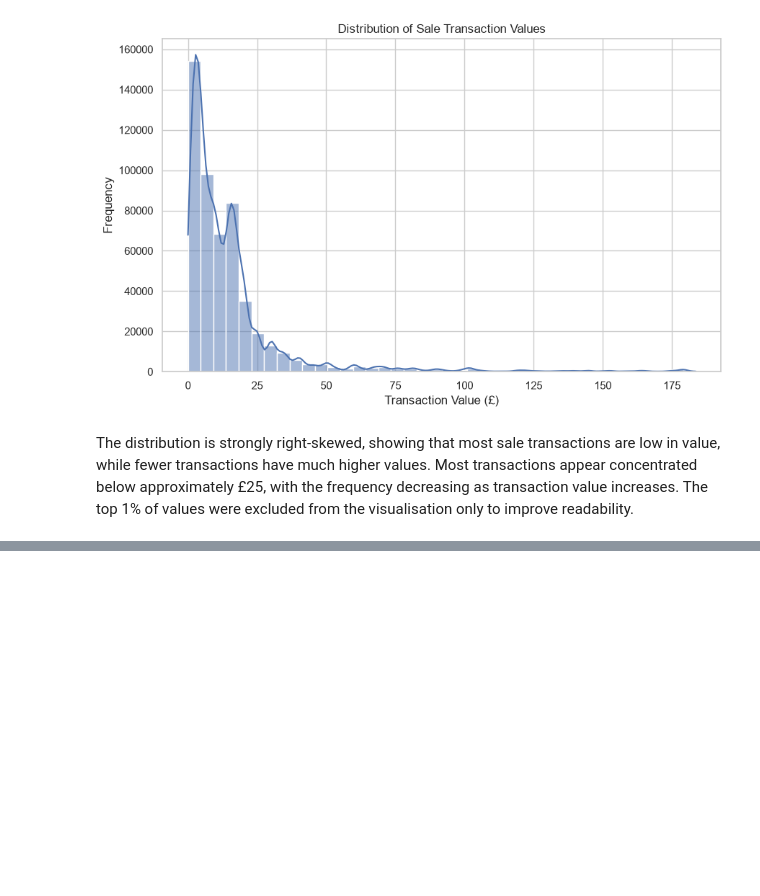
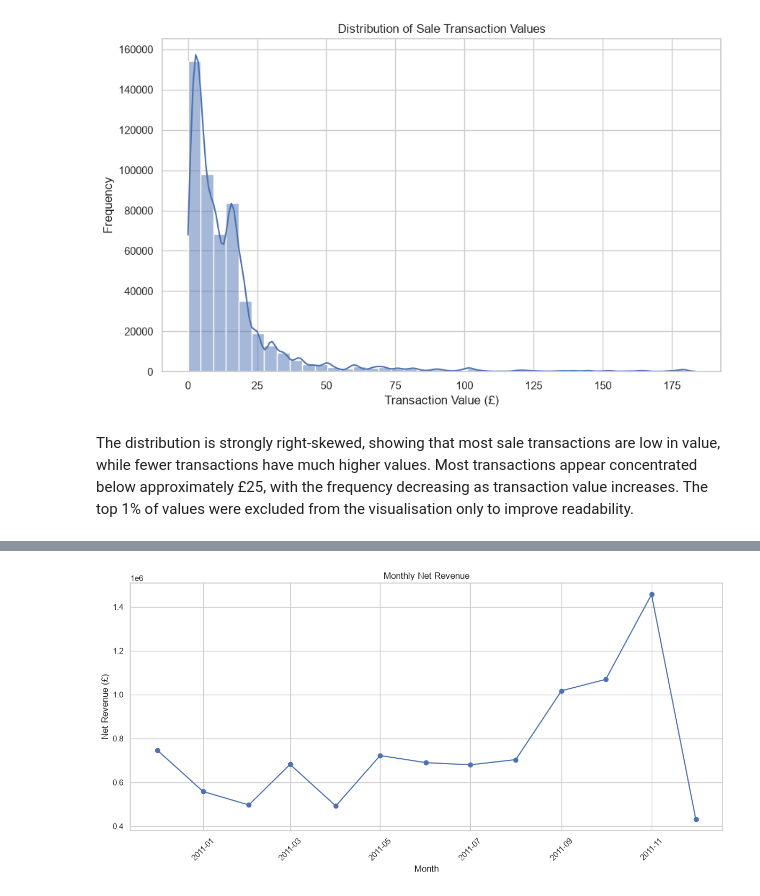
Before and after one commit to UmarHData/Online-Retail-Transaction-Analysis, a Jupyter notebook: jupyter_notebooks/EDA.ipynb, the cells around one changed output, grey strips where cells are left out. Cells and saved outputs as stored; diff of their text form; code cells hidden in the pictures; blank space fills up the shorter version.

Commit message:
Add TransactionCategory Column and complete EDA

```diff
--- a/jupyter_notebooks/EDA.ipynb
+++ b/jupyter_notebooks/EDA.ipynb
@@ -155,0 +170,29 @@ The distribution is strongly right-skewed, showing that most sale transactions a
+# %%
+# Calculate net revenue for each month
+monthly_revenue = (
+    df.groupby('YearMonth', as_index=False)['TotalTransactionValue']
+    .sum()
+)
+
+# Convert YearMonth to datetime so the values are plotted chronologically
+monthly_revenue['YearMonth'] = pd.to_datetime(
+    monthly_revenue['YearMonth']
+)
+
+# Plot monthly net revenue
+plt.figure(figsize=(12, 6))
+
+plt.plot(
+    monthly_revenue['YearMonth'],
+    monthly_revenue['TotalTransactionValue'],
+    marker='o'
+)
+
+plt.title('Monthly Net Revenue')
+plt.xlabel('Month')
+plt.ylabel('Net Revenue (£)')
+plt.xticks(rotation=45)
+plt.tight_layout()
+plt.show()
+# %% [output]
+[figure, added]
```
Also changed, not shown: parts of 38 cells of this notebook, 2 other files.
